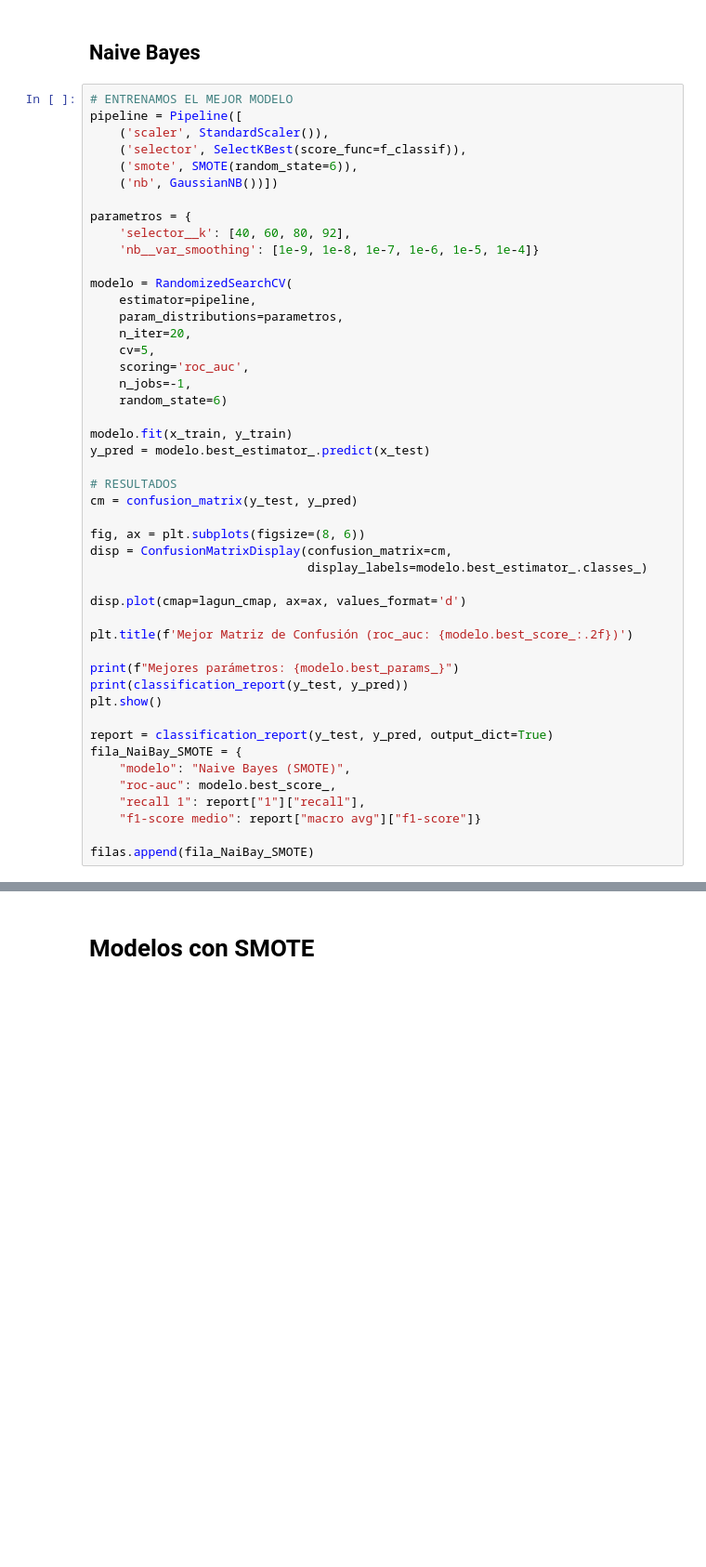
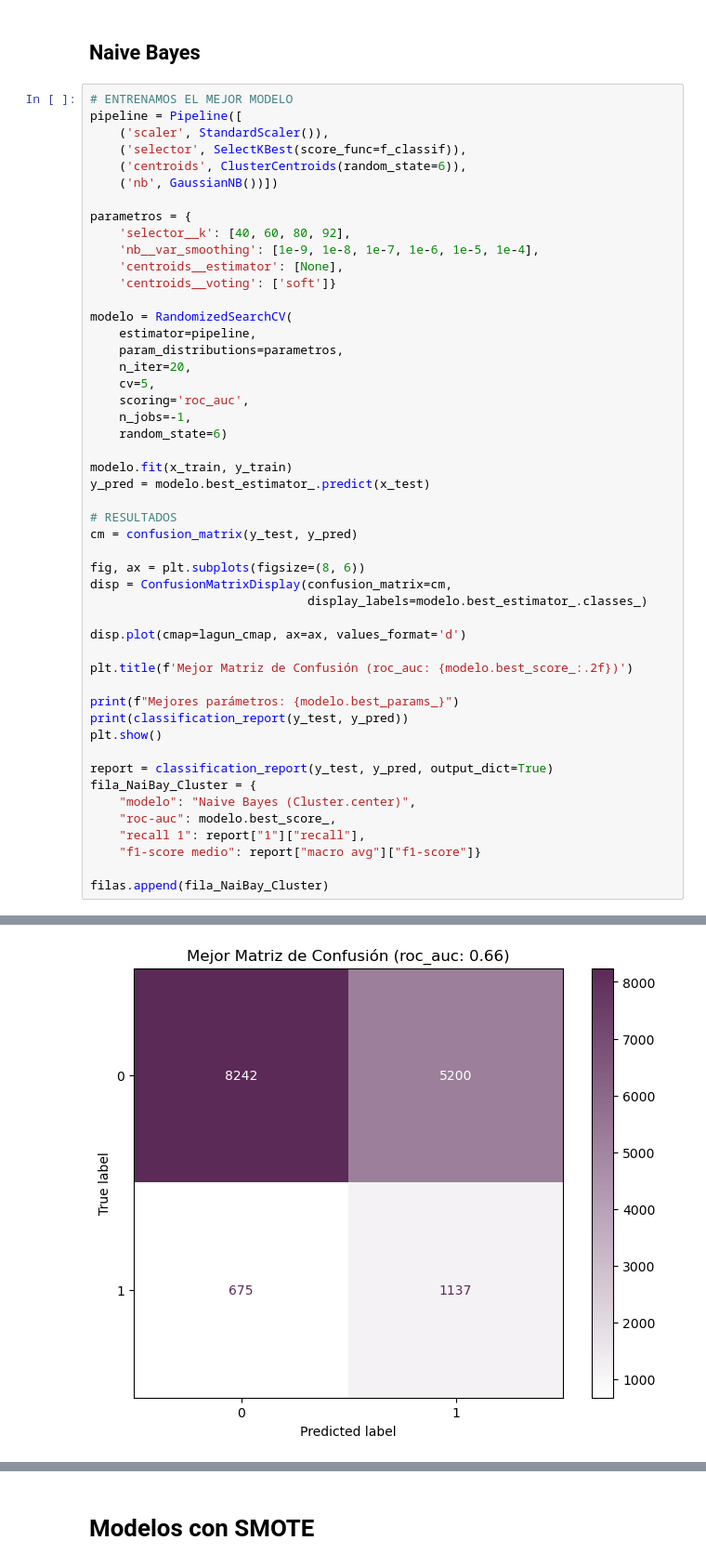
Before and after one commit to danielsoponaru/25-26_R07_NARANJA, a Jupyter notebook: 02-EDA.ipynb, the cells around one changed output, grey strips where cells are left out. Shown at 93% size. Drawn from its saved outputs; the diff is of its cells as text; blank space fills up the shorter version.

```diff
--- a/02-EDA.ipynb
+++ b/02-EDA.ipynb
@@ -1023,12 +1122,14 @@ filas.append(fila_LDA_Cluster)
 pipeline = Pipeline([
     ('scaler', StandardScaler()),
     ('selector', SelectKBest(score_func=f_classif)),
-    ('smote', SMOTE(random_state=6)),
+    ('centroids', ClusterCentroids(random_state=6)),
     ('nb', GaussianNB())])
 
 parametros = {
     'selector__k': [40, 60, 80, 92],
-    'nb__var_smoothing': [1e-9, 1e-8, 1e-7, 1e-6, 1e-5, 1e-4]}
+    'nb__var_smoothing': [1e-9, 1e-8, 1e-7, 1e-6, 1e-5, 1e-4],
+    'centroids__estimator': [None],
+    'centroids__voting': ['soft']}
 
 modelo = RandomizedSearchCV(
     estimator=pipeline,
@@ -1058,10 +1159,11 @@ print(classification_report(y_test, y_pred))
 plt.show()
 
 report = classification_report(y_test, y_pred, output_dict=True)
-fila_NaiBay_SMOTE = {
-    "modelo": "Naive Bayes (SMOTE)",
+fila_NaiBay_Cluster = {
+    "modelo": "Naive Bayes (Cluster.center)",
     "roc-auc": modelo.best_score_,
     "recall 1": report["1"]["recall"],
     "f1-score medio": report["macro avg"]["f1-score"]}
 
-filas.append(fila_NaiBay_SMOTE)
+filas.append(fila_NaiBay_Cluster)
+# %% [output]
@@ -1067,0 +1179 @@ filas.append(fila_NaiBay_SMOTE)
+[figure, added]
```
Also changed, not shown: parts of 24 cells of this notebook, 1 other file.
